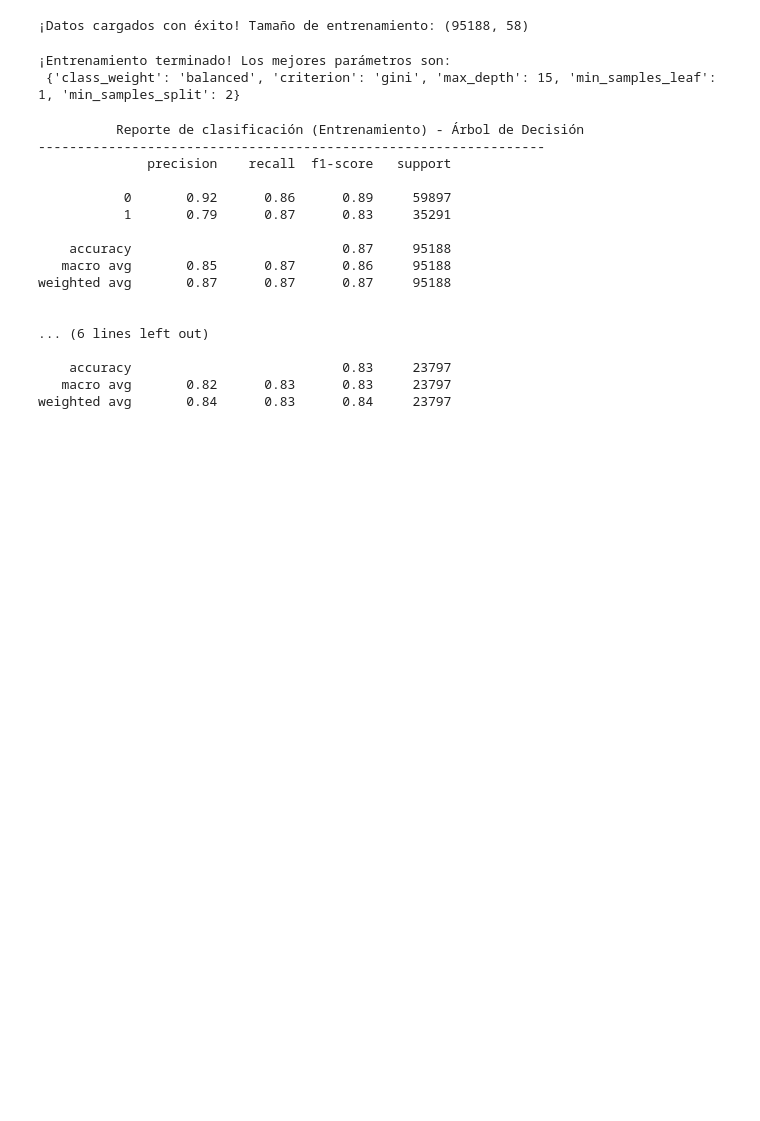
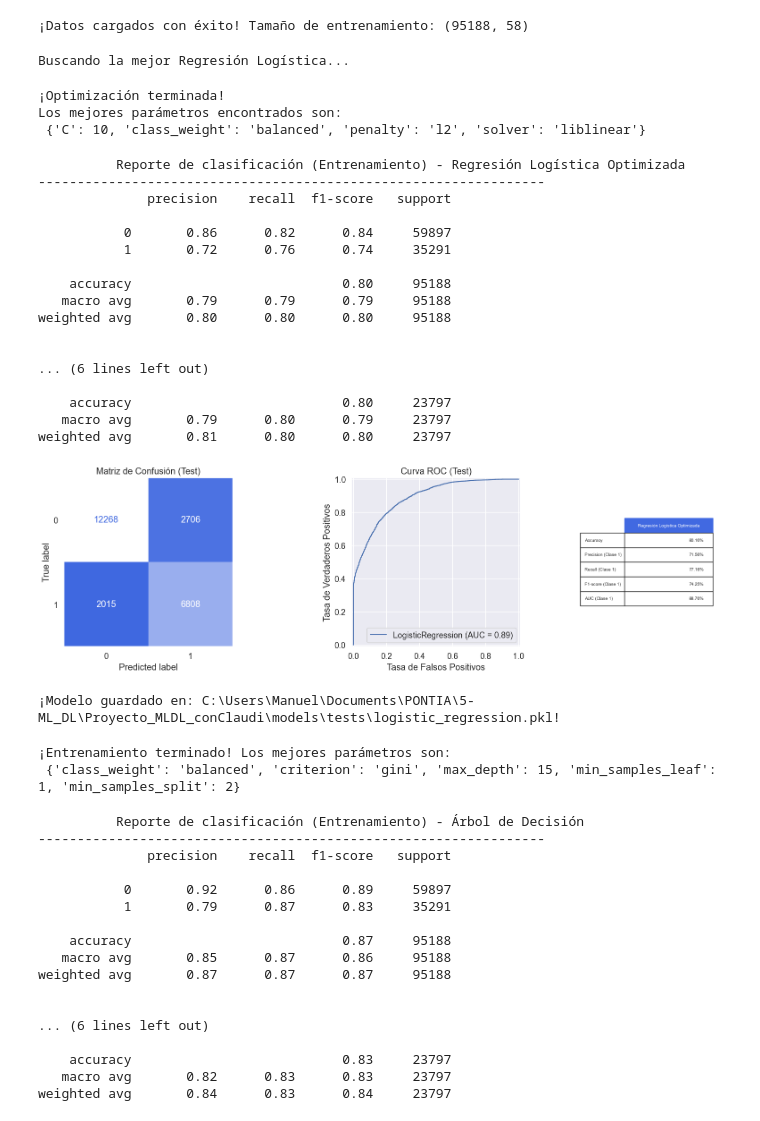
Before and after one commit to claudiberenguer/modulo5eval_ii, a Jupyter notebook: notebooks/finales/comparativa_modelos.ipynb, the cells around one changed output. Saved outputs shown, nothing was run; the diff lists cells and outputs as text; code cells hidden in the pictures; blank space fills up the shorter version.

```diff
--- a/notebooks/finales/comparativa_modelos.ipynb
+++ b/notebooks/finales/comparativa_modelos.ipynb
@@ -24,6 +25,63 @@ X_train, X_test, y_train, y_test = loader(OHE=True)
 print("¡Datos cargados con éxito! Tamaño de entrenamiento:", X_train.shape)
 # %% [output]
 ¡Datos cargados con éxito! Tamaño de entrenamiento: (95188, 58)
+# %%
+# Definir el modelo
+rl_base = LogisticRegression(max_iter=500, random_state=config.RANDOM_STATE)
+
+# Crear el espacio de búsqueda perfecto para Regresión Logística
+param_grid_rl = {
+    # Probar la regularización L2 (Ridge)
+    'penalty': ['l2'],
+    'C': [0.01, 0.1, 1, 10],
+    # Equilibrar las pérdidas por cancelación
+    'class_weight': [None, 'balanced'],
+    'solver': ['liblinear']
+}
+# %%
+print("Buscando la mejor Regresión Logística...")
+
+mejor_rl, hiperparametros_rl = optimizar_hiperparametros_modelo(
+    rl_base,
+    param_grid_rl,
+    X_train,
+    y_train
+)
+
+print('\n¡Optimización terminada!')
+print('Los mejores parámetros encontrados son:\n', hiperparametros_rl)
+# %% [output]
+Buscando la mejor Regresión Logística...
+¡Optimización terminada!
+Los mejores parámetros encontrados son:
+ {'C': 10, 'class_weight': 'balanced', 'penalty': 'l2', 'solver': 'liblinear'}
+# %%
+# Evaluación del modelo
+evaluar_modelo(mejor_rl, X_train, X_test, y_train, y_test, 'Regresión Logística Optimizada')
+# %% [output]
+          Reporte de clasificación (Entrenamiento) - Regresión Logística Optimizada
+-----------------------------------------------------------------
+              precision    recall  f1-score   support
+
+           0       0.86      0.82      0.84     59897
+           1       0.72      0.76      0.74     35291
+
+    accuracy                           0.80     95188
+   macro avg       0.79      0.79      0.79     95188
+weighted avg       0.80      0.80      0.80     95188
+
+
+... (6 lines left out)
+
+    accuracy                           0.80     23797
+   macro avg       0.79      0.80      0.79     23797
+weighted avg       0.81      0.80      0.80     23797
+[figure, added]
+# %%
+joblib.dump(mejor_rl, config.RL_MODEL_PATH)
+print(f"¡Modelo guardado en: {config.RL_MODEL_PATH}!")
+# %% [output]
+¡Modelo guardado en: C:\Users\Manuel\Documents\PONTIA\5-ML_DL\Proyecto_MLDL_conClaudi\models\tests\logistic_regression.pkl!
 # %%
 dt_base = DecisionTreeClassifier(random_state=0)
 
```
Also changed, not shown: parts of 1 cell of this notebook, 2 other files.
